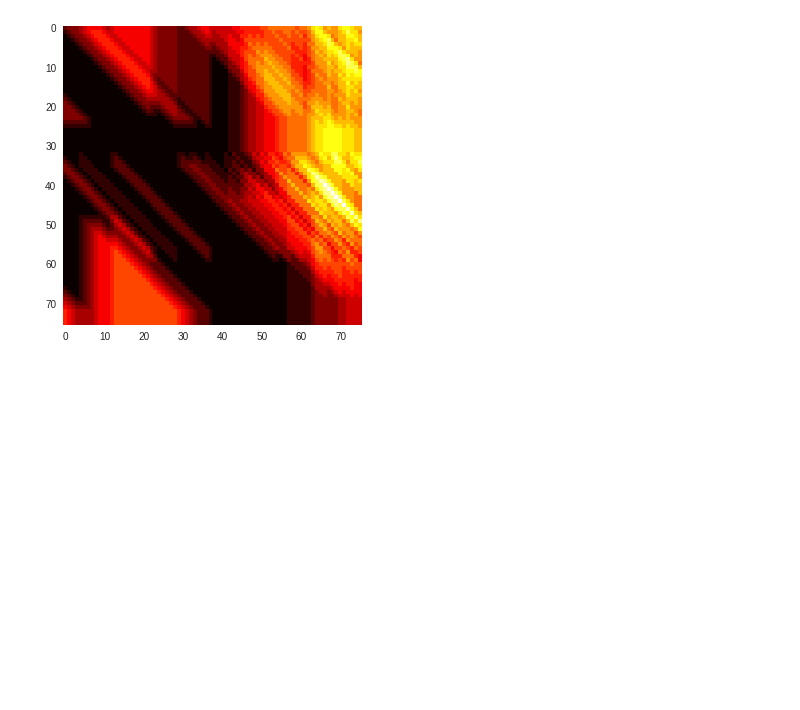
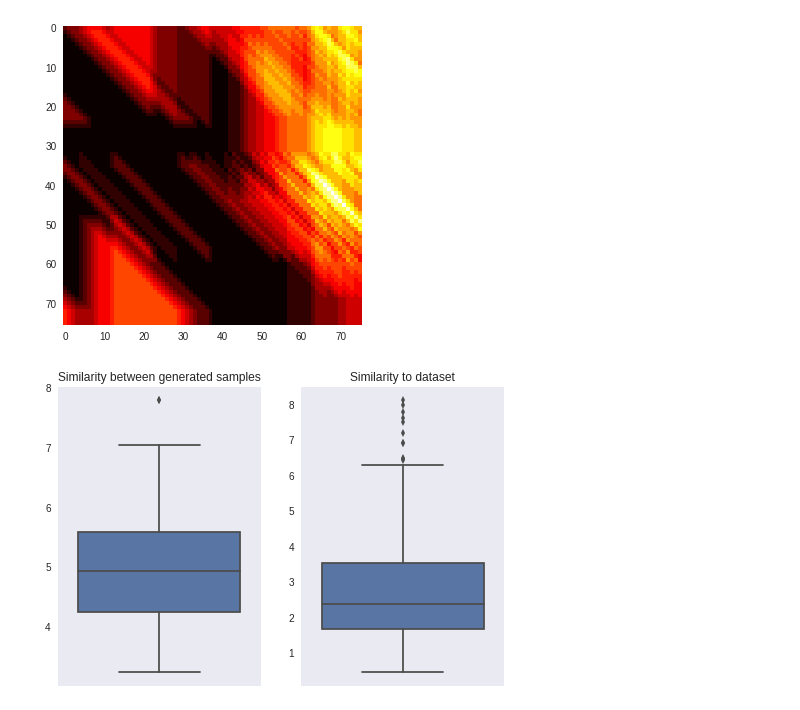
Before and after one commit to bpaszko/MGU-rnn, a Jupyter notebook: notebooks/sliding_window.ipynb, the cells around one changed output. Drawn from its saved outputs; the diff is of its cells as text; code cells hidden in the pictures; blank space fills up the shorter version.

```diff
--- a/notebooks/sliding_window.ipynb
+++ b/notebooks/sliding_window.ipynb
@@ -73,3 +74,7 @@ plt.imshow(h, cmap='hot', interpolation='nearest')
 plt.show()
 # %% [output]
 [figure]
+# %%
+plot_similarity('../music/lstm3_128_1_chopin/generated/', '/home/bartek/Datasets/chopin/', n=25, save=True)
+# %% [output]
+[figure, added]
```
Also changed, not shown: parts of 3 cells of this notebook, 5 other files.
